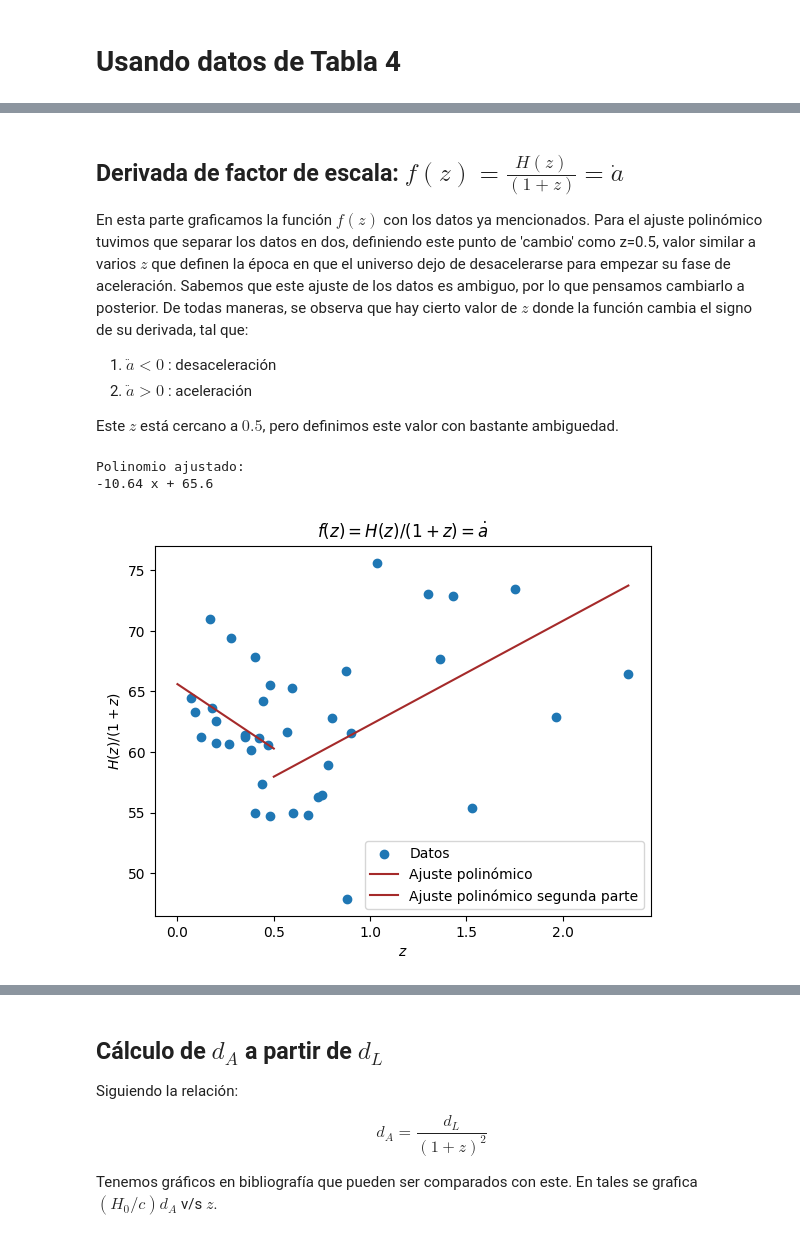
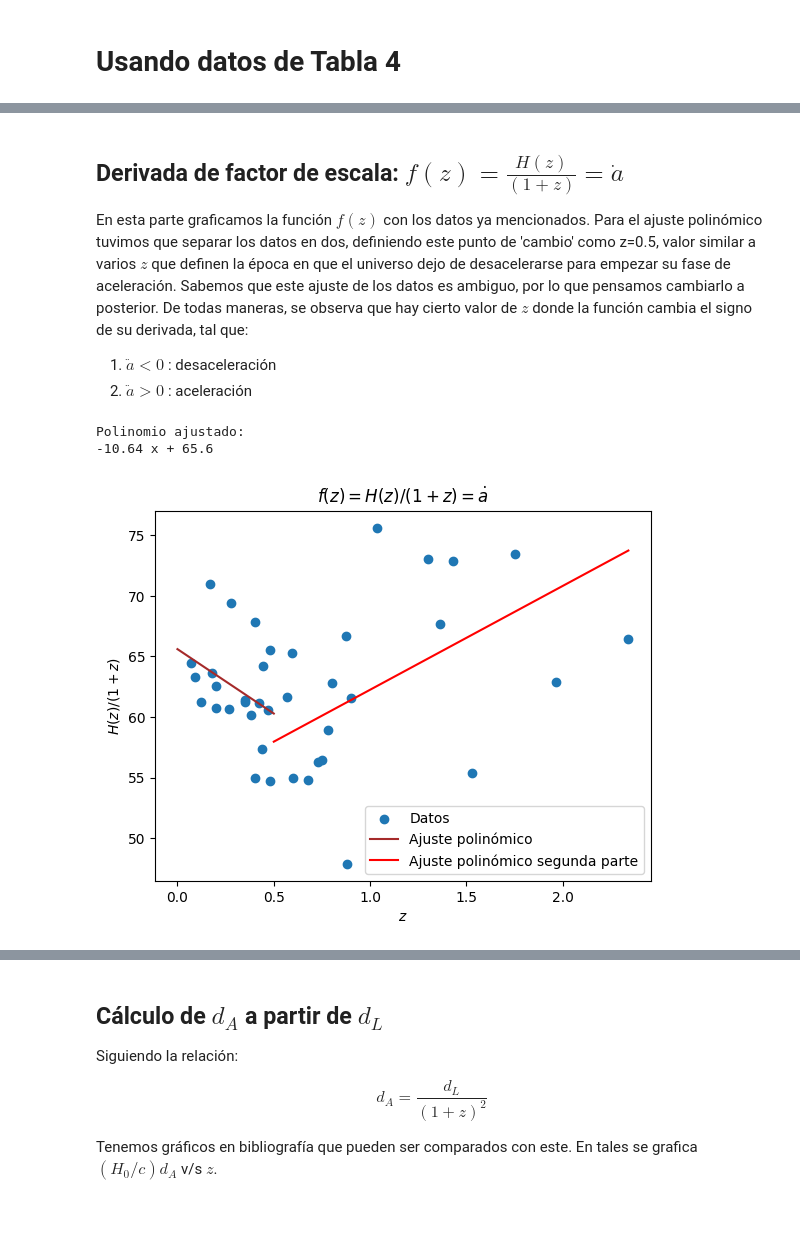
Before and after one commit to XimePS/Practica-DFI, a Jupyter notebook: código práctica dfi.ipynb, the cells around one changed output, grey strips where cells are left out. Saved outputs shown, nothing was run; the diff lists cells and outputs as text; code cells hidden in the pictures.

```diff
--- a/código práctica dfi.ipynb
+++ b/código práctica dfi.ipynb
@@ -88,38 +94,34 @@ En esta parte graficamos la función $f(z)$ con los datos ya mencionados. Para e
 
 1. $\ddot{a}<0$ : desaceleración
 2. $\ddot{a}>0$ : aceleración
-
-Este $z$ está cercano a $0.5$, pero definimos este valor con bastante ambiguedad.
 # %%
 f = H/(1+z)
 
-#print(f)
-
-#Ajuste lineal
+#Ajuste lineal: se hizo por partes
 
 coeficientes_f = np.polyfit(z[0:20], f[0:20], 1)
 coeficientes_f2 = np.polyfit(z[21:-1], f[21:-1], 1)
 
 polinomio_f = np.poly1d(coeficientes_f)
 polinomio_f2 = np.poly1d(coeficientes_f2)
 
 print("Polinomio ajustado:", polinomio_f)
 
 z_ajuste_f = np.linspace(0, 0.5, 100)
 z_ajuste_f2 = np.linspace(0.5, max(z), 100)
 
 f_ajuste = polinomio_f(z_ajuste_f)
 f_ajuste_2 = polinomio_f2(z_ajuste_f2)
 
 plt.scatter(z, f, label='Datos')
 plt.plot(z_ajuste_f, f_ajuste, label='Ajuste polinómico', color='brown')
-plt.plot(z_ajuste_f2, f_ajuste_2, label='Ajuste polinómico segunda parte', color='brown')
+plt.plot(z_ajuste_f2, f_ajuste_2, label='Ajuste polinómico segunda parte', color='red')
 plt.xlabel('$z$')
 plt.ylabel('$H(z)/(1+z)$')
 plt.title('$f(z) = H(z)/(1+z) = \dot{a}$')
 plt.legend()
 plt.show()
 # %% [output]
 Polinomio ajustado:
 -10.64 x + 65.6
-[figure, old version]
+[figure, new version]
```
Also changed, not shown: parts of 26 cells of this notebook.
